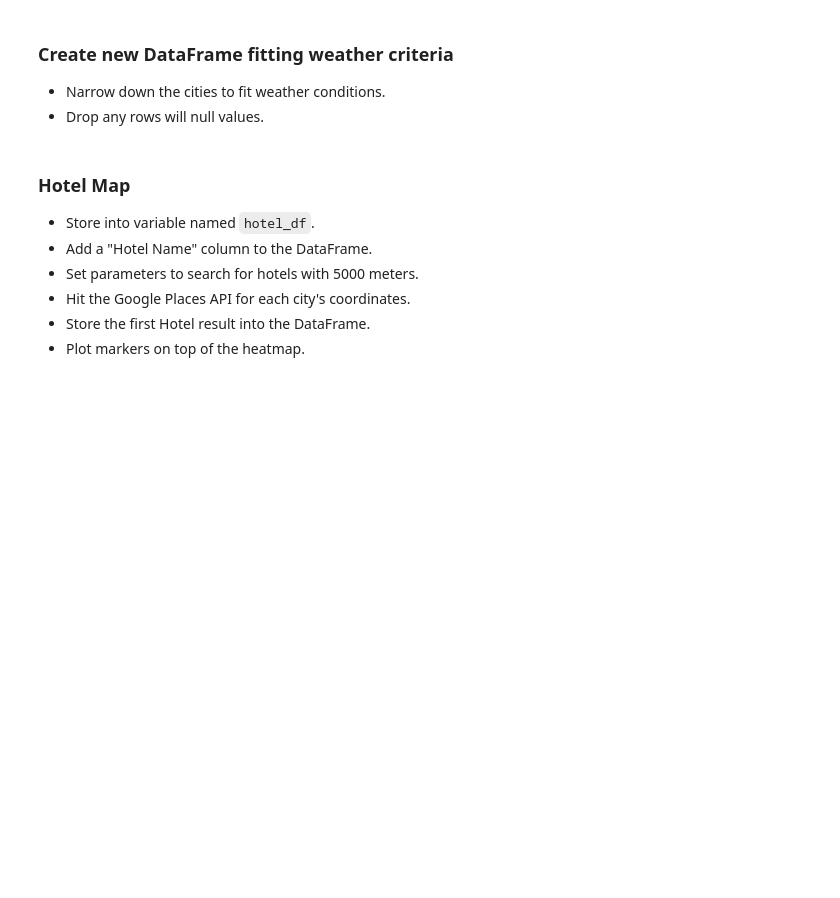
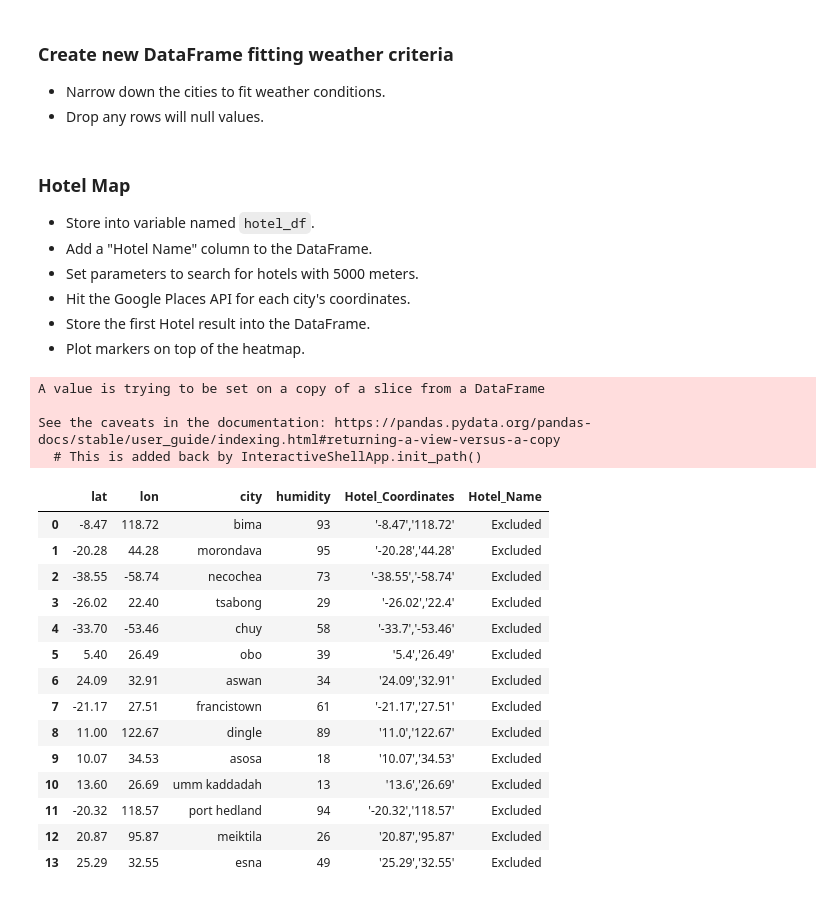
Before and after one commit to informidas/api-challenge, a Jupyter notebook: VacationPy.ipynb, the cells around one changed output. Drawn from its saved outputs; the diff is of its cells as text; code cells hidden in the pictures; blank space fills up the shorter version.

```diff
--- a/VacationPy.ipynb
+++ b/VacationPy.ipynb
@@ -45,3 +41,20 @@ cities_pd.head()
 * Configure gmaps.
 * Use the Lat and Lng as locations and Humidity as the weight.
 * Add Heatmap layer to map.
+# %%
+coordinates = []
+humidity = []
+for i in range(len(cities_df)):
+    coordinates.append([cities_df["lat"][i], cities_df["lon"][i]])
+    humidity.append(cities_df["humidity"][i])
+
+
+fig = gmaps.figure()
+
+heat_layer = gmaps.heatmap_layer(coordinates, weights=humidity,
+                                 dissipating=False, max_intensity=100,
+                                 point_radius = 1.5)
+
+fig.add_layer(heat_layer)
+
+fig
@@ -49,6 +64,8 @@ cities_pd.head()
 ### Create new DataFrame fitting weather criteria
 * Narrow down the cities to fit weather conditions.
 * Drop any rows will null values.
+# %%
+matching_hotels_df = cities_df[ (cities_df['temp_max (F)']>70) & (cities_df['temp_max (F)']<80) & (cities_df['windspeed']<10)  & (cities_df['clouds']==0)]
 # %% [markdown]
 ### Hotel Map
 * Store into variable named `hotel_df`.
@@ -57,3 +74,46 @@ cities_pd.head()
 * Hit the Google Places API for each city's coordinates.
 * Store the first Hotel result into the DataFrame.
 * Plot markers on top of the heatmap.
+# %%
+city_list = matching_hotels_df["city"].tolist()
+lat_list = matching_hotels_df["lat"].tolist()
+lon_list = matching_hotels_df["lon"].tolist()
+humidity_list = matching_hotels_df["humidity"].tolist()
+coords = list(zip(lat_list, lon_list, city_list, humidity_list))
+coords_df = pd.DataFrame(coords)
+coordinates_df = coords_df.rename(columns={0: "lat", 1: "lon", 2: "city", 3: "humidity"})
+coordinates_df["Hotel_Coordinates"] = ""
+
+for i in range(len(coordinates_df)):
+    coordinates_df["Hotel_Coordinates"][i] = "'" + str(coordinates_df["lat"][i]) + "','" + str(coordinates_df["lon"][i]) +"'"
+    #str(coordinates_df["lat"][i]) + str("', '") + str(coordinates_df["lon"][i])
+
+hotel_coordinates = []
+for coord in coords:
+    hotel_coordinates.append(str(coord[0]) + ', ' + str(coord[1]))
+
+
+coordinates_df = coordinates_df.reset_index()
+del coordinates_df["index"]
+coordinates_df["Hotel_Name"] = "Excluded"
+coordinates_df
+# %% [output]
+A value is trying to be set on a copy of a slice from a DataFrame
+
+See the caveats in the documentation: https://pandas.pydata.org/pandas-docs/stable/user_guide/indexing.html#returning-a-view-versus-a-copy
+  # This is added back by InteractiveShellApp.init_path()
+|  | lat | lon | city | humidity | Hotel_Coordinates | Hotel_Name |
+| 0 | -8.47 | 118.72 | bima | 93 | '-8.47','118.72' | Excluded |
+| 1 | -20.28 | 44.28 | morondava | 95 | '-20.28','44.28' | Excluded |
+| 2 | -38.55 | -58.74 | necochea | 73 | '-38.55','-58.74' | Excluded |
+| 3 | -26.02 | 22.40 | tsabong | 29 | '-26.02','22.4' | Excluded |
+| 4 | -33.70 | -53.46 | chuy | 58 | '-33.7','-53.46' | Excluded |
+| 5 | 5.40 | 26.49 | obo | 39 | '5.4','26.49' | Excluded |
+| 6 | 24.09 | 32.91 | aswan | 34 | '24.09','32.91' | Excluded |
+| 7 | -21.17 | 27.51 | francistown | 61 | '-21.17','27.51' | Excluded |
+| 8 | 11.00 | 122.67 | dingle | 89 | '11.0','122.67' | Excluded |
+| 9 | 10.07 | 34.53 | asosa | 18 | '10.07','34.53' | Excluded |
+| 10 | 13.60 | 26.69 | umm kaddadah | 13 | '13.6','26.69' | Excluded |
+| 11 | -20.32 | 118.57 | port hedland | 94 | '-20.32','118.57' | Excluded |
+| 12 | 20.87 | 95.87 | meiktila | 26 | '20.87','95.87' | Excluded |
+| 13 | 25.29 | 32.55 | esna | 49 | '25.29','32.55' | Excluded |
```
Also changed, not shown: parts of 8 cells of this notebook, 12 other files.
